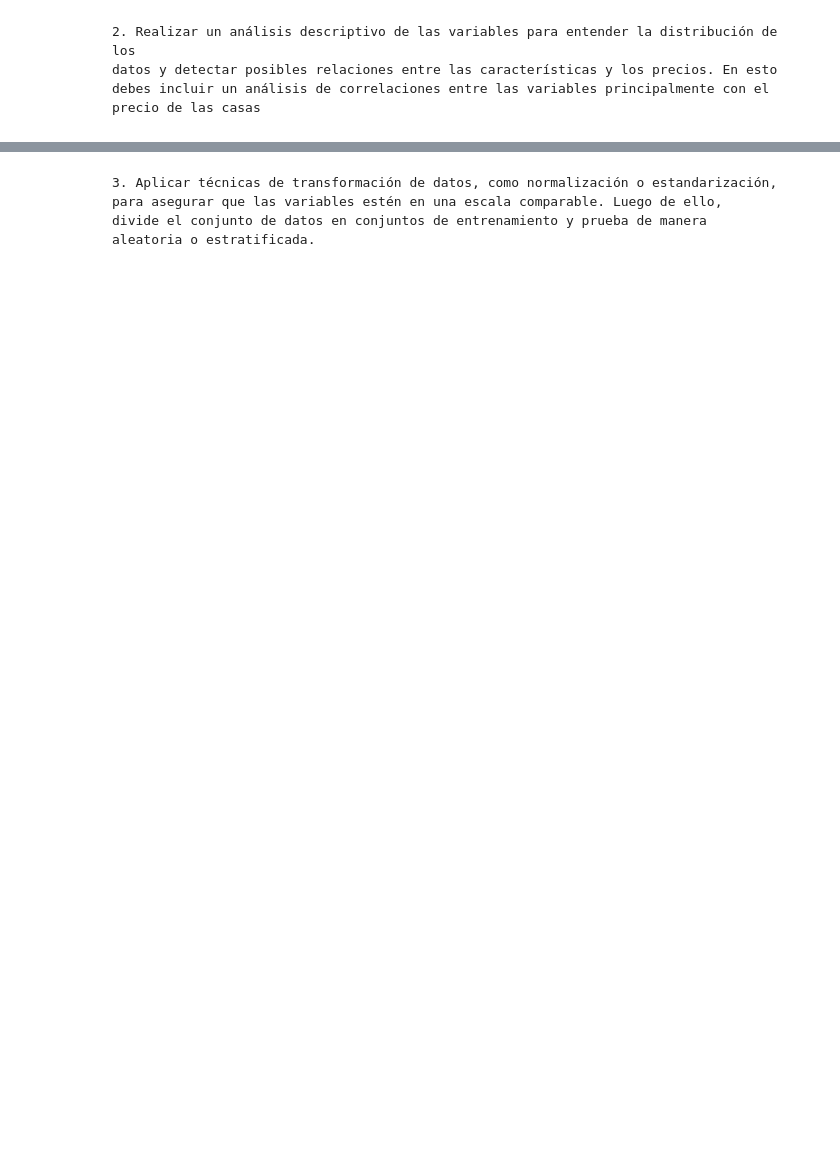
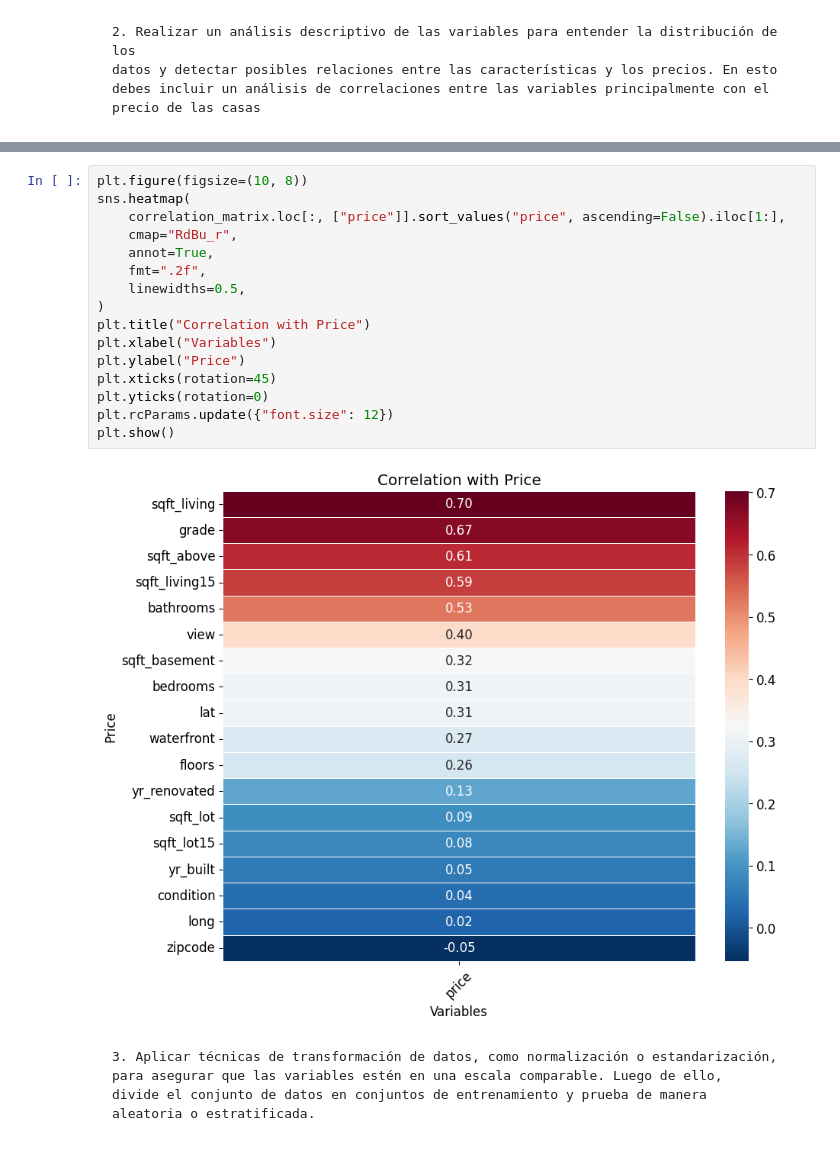
Before and after one commit to hlcxpl/DpyML-5, a Jupyter notebook: DpyML-5.ipynb, the cells around one changed output, grey strips where cells are left out. Drawn from its saved outputs; the diff is of its cells as text; blank space fills up the shorter version.

````diff
--- a/DpyML-5.ipynb
+++ b/DpyML-5.ipynb
@@ -114,3 +174,21 @@ plt.show()
+# %%
+plt.figure(figsize=(10, 8))
+sns.heatmap(
+    correlation_matrix.loc[:, ["price"]].sort_values("price", ascending=False).iloc[1:],
+    cmap="RdBu_r",
+    annot=True,
+    fmt=".2f",
+    linewidths=0.5,
+)
+plt.title("Correlation with Price")
+plt.xlabel("Variables")
+plt.ylabel("Price")
+plt.xticks(rotation=45)
+plt.yticks(rotation=0)
+plt.rcParams.update({"font.size": 12})
+plt.show()
+# %% [output]
+[figure, added]
 # %% [markdown]
 ```
 3. Aplicar técnicas de transformación de datos, como normalización o estandarización,
````
Also changed, not shown: parts of 14 cells of this notebook, 1 other file.
